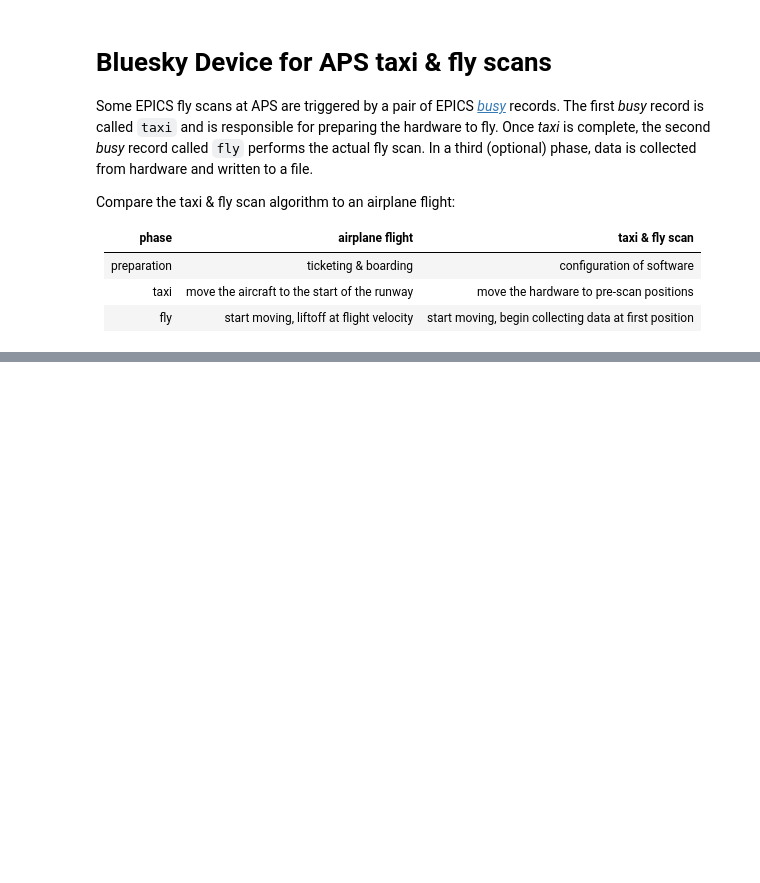
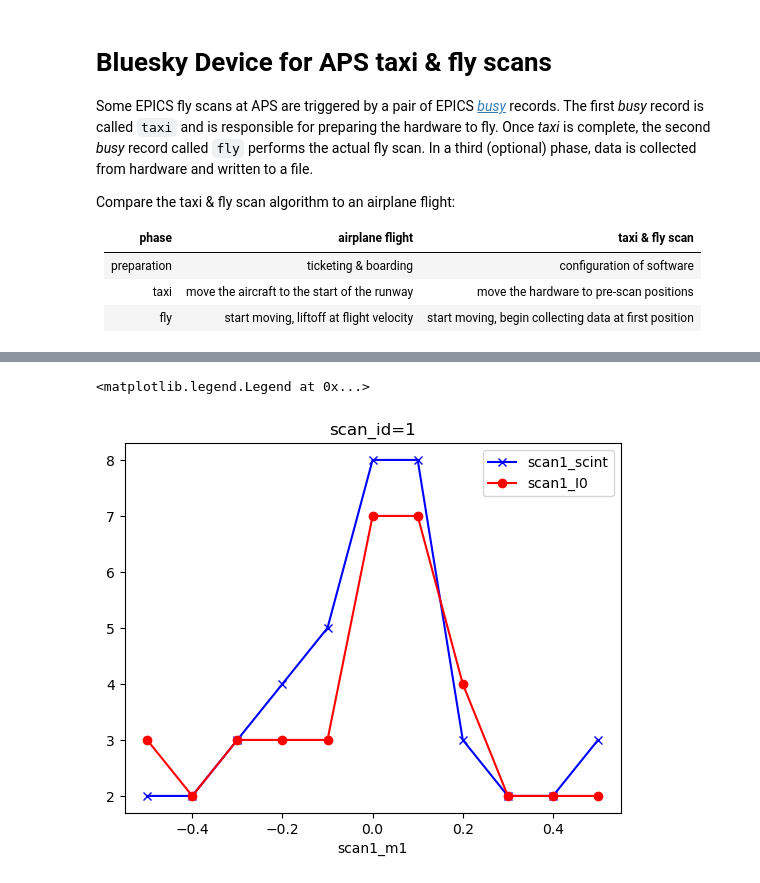
Before and after one commit to BCDA-APS/bluesky_training, a Jupyter notebook: docs/source/example/_busy_fly_scan.ipynb, the cells around one changed output, grey strips where cells are left out. Cells and saved outputs as stored; diff of their text form; code cells hidden in the pictures; blank space fills up the shorter version.

```diff
--- a/docs/source/example/_busy_fly_scan.ipynb
+++ b/docs/source/example/_busy_fly_scan.ipynb
@@ -301,0 +517,21 @@ TODO
+# %%
+import numpy as np
+from apstools.devices import make_dict_device
+
+def get_taxi_fly_sscan_data():
+    npts = scan1.current_point.get()
+    xref = {
+        m1.name: scan1.positioners.p1,
+        I0.name: scan1.detectors.d01,
+        scint.name: scan1.detectors.d02,
+    }
+    data = {
+        name_: signal_.array.get()[:npts]
+        for name_, signal_ in xref.items()
+    }
+    data["timestamps"] = np.zeros((npts))
+    data = make_dict_device(data, name="scan1")
+    return data
+
+# r = get_taxi_fly_sscan_data().read()
+# data = get_taxi_fly_sscan_data()
@@ -301,0 +584,4 @@ TODO
+# %%
+uids = RE(taxi_fly_sscan_plan(-0.5, 0.5, 11, 0.5))
+run = cat[uids[0]]
+run
@@ -301,0 +612,3 @@ TODO
+# %%
+dataset = run.primary.read()
+dataset
@@ -301,0 +632,17 @@ TODO
+# %%
+%matplotlib inline
+import matplotlib.pyplot as plt
+plt.ion()
+
+x = dataset["scan1_m1"][0]
+y1 = dataset["scan1_scint"][0]
+y2 = dataset["scan1_I0"][0]
+
+plt.plot(x.values, y1.values, "bx-", label=y1.name)
+plt.plot(x.values, y2.values, "ro-", label=y2.name)
+plt.xlabel(x.name)
+plt.title(f"scan_id={run.metadata['start']['scan_id']}")
+plt.legend()
+# %% [output]
+<matplotlib.legend.Legend at 0x...>
+[figure, added]
```
Also changed, not shown: parts of 51 cells of this notebook, 6 other files.
